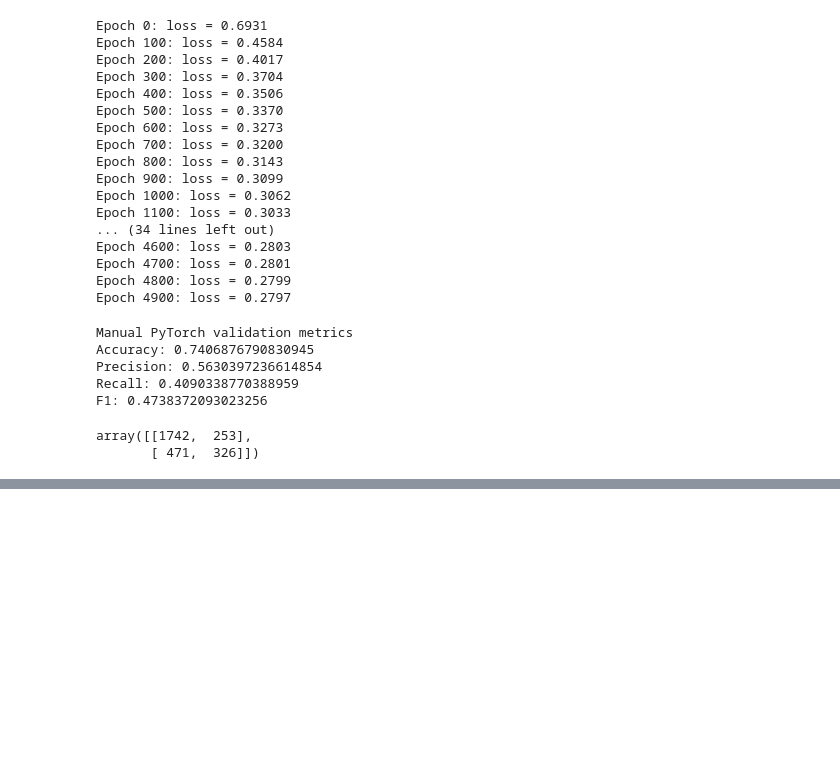
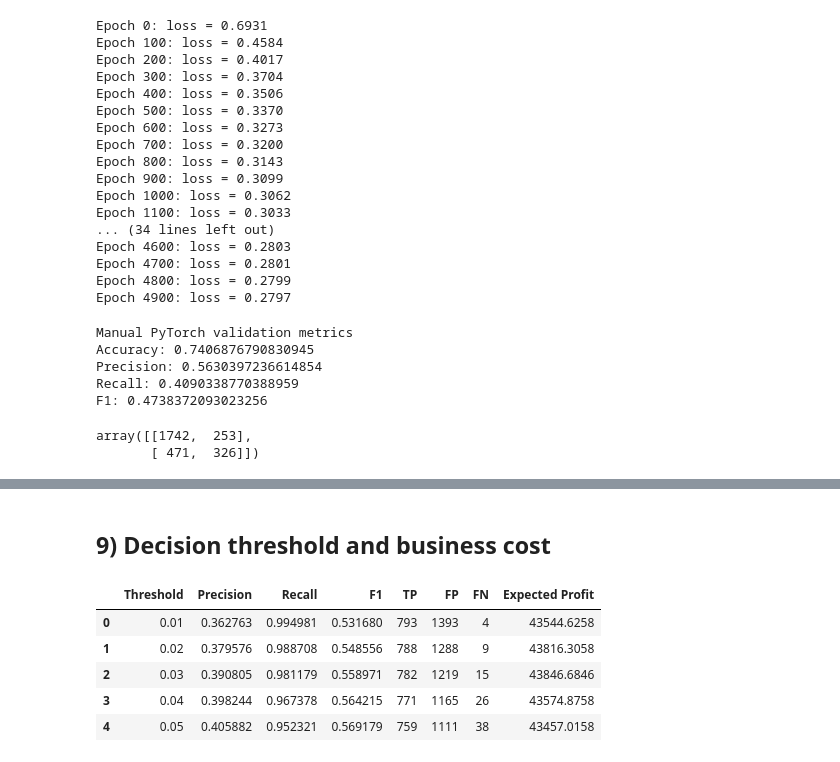
Before and after one commit to jacoboalonsista33/daiist-assignment-1, a Jupyter notebook: train.ipynb, the cells around one changed output, grey strips where cells are left out. Cells and saved outputs as stored; diff of their text form; code cells hidden in the pictures; blank space fills up the shorter version.

```diff
--- a/train.ipynb
+++ b/train.ipynb
@@ -550,0 +706,2 @@ array([[1742,  253],
+# %% [markdown]
+## 9) Decision threshold and business cost
@@ -550,0 +719,52 @@ array([[1742,  253],
+# %%
+thresholds = np.arange(0.01, 0.96, 0.01)
+
+threshold_results = []
+
+for threshold in thresholds:
+
+    preds = (sk_val_prob >= threshold).astype(int)
+
+    tp_mask = (preds == 1) & (y_val.values == 1)
+    fp_mask = (preds == 1) & (y_val.values == 0)
+
+    # Expected benefit from interventions on bookings
+    # that really would have cancelled
+    tp_profit = (
+        save_probability
+        * contribution_margin
+        * val_booking_value[tp_mask]
+        - intervention_cost
+    ).sum()
+
+    # Unnecessary intervention on a booking
+    # that would not have cancelled
+    fp_cost = (
+        intervention_cost * fp_mask.sum()
+    )
+
+    total_profit = tp_profit - fp_cost
+
+    tn, fp, fn, tp = confusion_matrix(y_val, preds).ravel()
+
+    threshold_results.append({
+        "Threshold": threshold,
+        "Precision": precision_score(y_val, preds, zero_division=0),
+        "Recall": recall_score(y_val, preds, zero_division=0),
+        "F1": f1_score(y_val, preds, zero_division=0),
+        "TP": tp,
+        "FP": fp,
+        "FN": fn,
+        "Expected Profit": total_profit
+    })
+# %%
+threshold_df = pd.DataFrame(threshold_results)
+
+threshold_df.head()
+# %% [output]
+|  | Threshold | Precision | Recall | F1 | TP | FP | FN | Expected Profit |
+| 0 | 0.01 | 0.362763 | 0.994981 | 0.531680 | 793 | 1393 | 4 | 43544.6258 |
+| 1 | 0.02 | 0.379576 | 0.988708 | 0.548556 | 788 | 1288 | 9 | 43816.3058 |
+| 2 | 0.03 | 0.390805 | 0.981179 | 0.558971 | 782 | 1219 | 15 | 43846.6846 |
+| 3 | 0.04 | 0.398244 | 0.967378 | 0.564215 | 771 | 1165 | 26 | 43574.8758 |
+| 4 | 0.05 | 0.405882 | 0.952321 | 0.569179 | 759 | 1111 | 38 | 43457.0158 |
```
Also changed, not shown: parts of 35 cells of this notebook, 6 other files.
